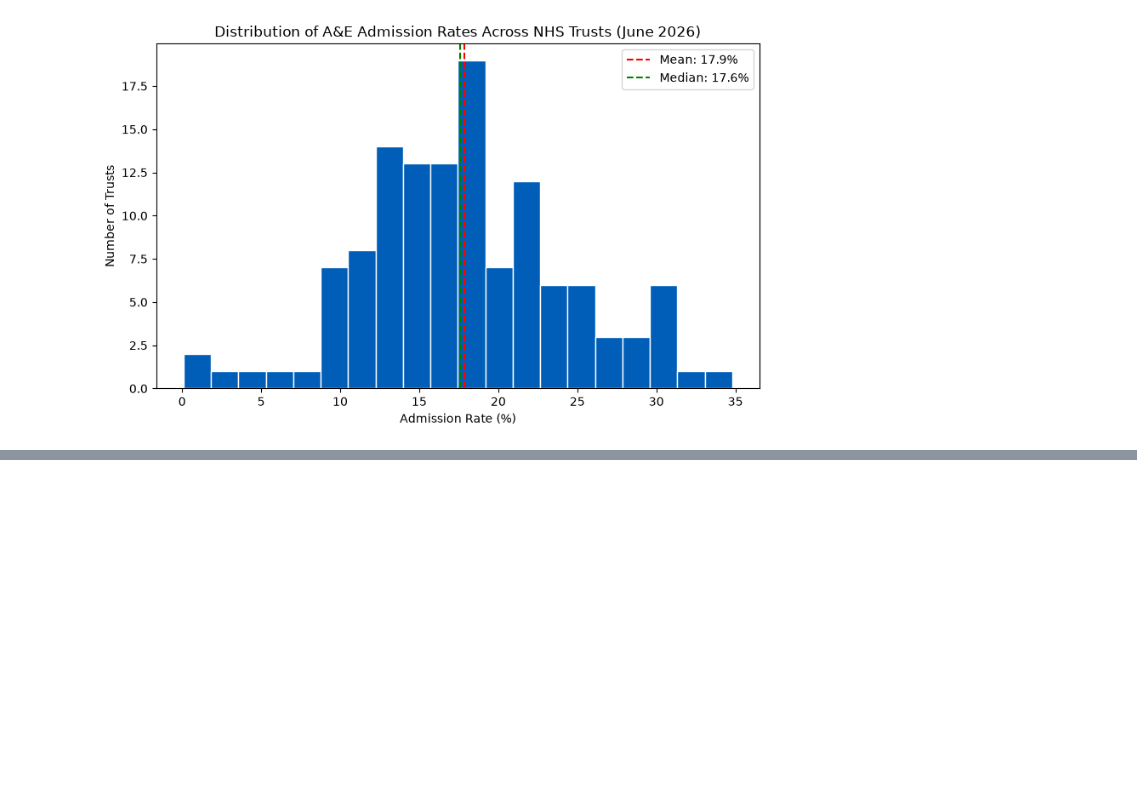
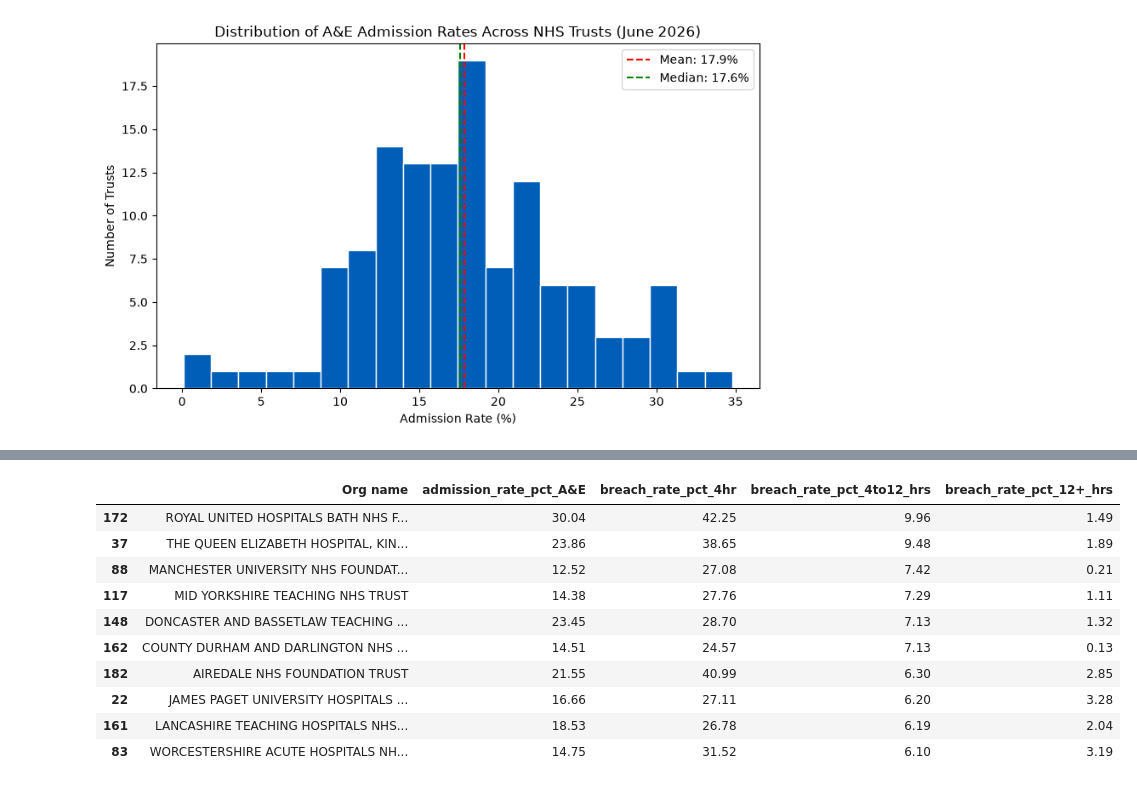
Before and after one commit to Arun-Kumar-Venugopal/nhs-portfolio, a Jupyter notebook: project-01-ae-admissions/notebooks/01_data_inspection.ipynb, the cells around one changed output, grey strips where cells are left out. Saved outputs shown, nothing was run; the diff lists cells and outputs as text; code cells hidden in the pictures; blank space fills up the shorter version.

```diff
--- a/project-01-ae-admissions/notebooks/01_data_inspection.ipynb
+++ b/project-01-ae-admissions/notebooks/01_data_inspection.ipynb
@@ -293,0 +438,15 @@ plt.show()
+# %%
+ae_jun2026_clean_df[['Org name','admission_rate_pct_A&E','breach_rate_pct_4hr','breach_rate_pct_4to12_hrs','breach_rate_pct_12+_hrs']].sort_values(
+    'breach_rate_pct_4to12_hrs',ascending=False).head(10)
+# %% [output]
+|  | Org name | admission_rate_pct_A&E | breach_rate_pct_4hr | breach_rate_pct_4to12_hrs | breach_rate_pct_12+_hrs |
+| 172 | ROYAL UNITED HOSPITALS BATH NHS F... | 30.04 | 42.25 | 9.96 | 1.49 |
+| 37 | THE QUEEN ELIZABETH HOSPITAL, KIN... | 23.86 | 38.65 | 9.48 | 1.89 |
+| 88 | MANCHESTER UNIVERSITY NHS FOUNDAT... | 12.52 | 27.08 | 7.42 | 0.21 |
+| 117 | MID YORKSHIRE TEACHING NHS TRUST | 14.38 | 27.76 | 7.29 | 1.11 |
+| 148 | DONCASTER AND BASSETLAW TEACHING ... | 23.45 | 28.70 | 7.13 | 1.32 |
+| 162 | COUNTY DURHAM AND DARLINGTON NHS ... | 14.51 | 24.57 | 7.13 | 0.13 |
+| 182 | AIREDALE NHS FOUNDATION TRUST | 21.55 | 40.99 | 6.30 | 2.85 |
+| 22 | JAMES PAGET UNIVERSITY HOSPITALS ... | 16.66 | 27.11 | 6.20 | 3.28 |
+| 161 | LANCASHIRE TEACHING HOSPITALS NHS... | 18.53 | 26.78 | 6.19 | 2.04 |
+| 83 | WORCESTERSHIRE ACUTE HOSPITALS NH... | 14.75 | 31.52 | 6.10 | 3.19 |
```
Also changed, not shown: parts of 22 cells of this notebook.
